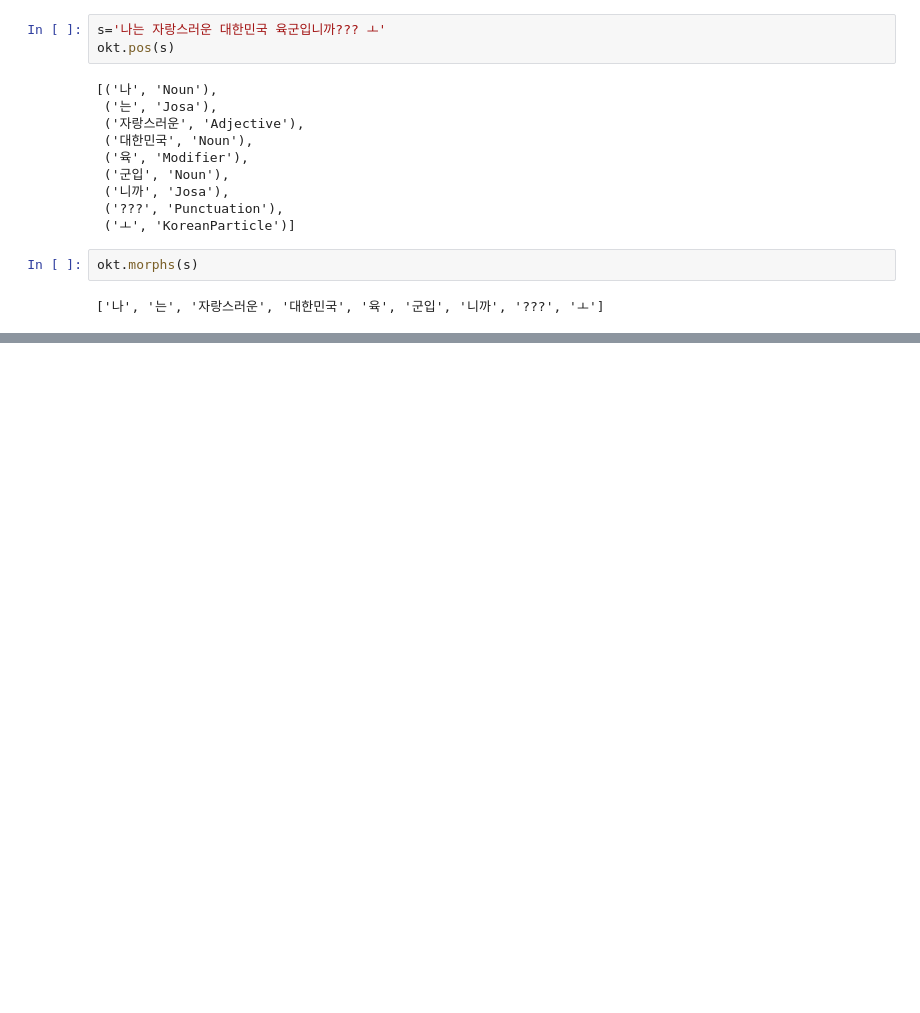
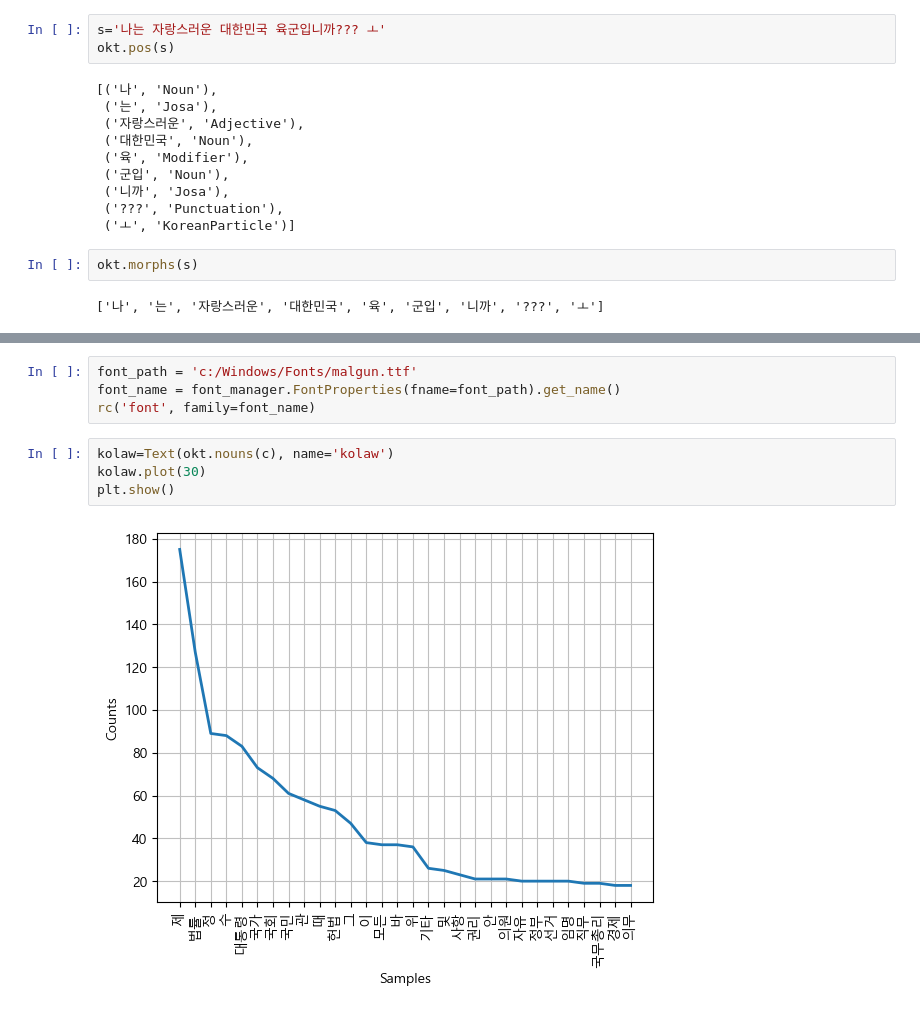
Before and after one commit to lyoun3060/bigdata_visual, a Jupyter notebook: 0713(텍스트분석)/konlpy.ipynb, the cells around one changed output, grey strips where cells are left out. Drawn from its saved outputs; the diff is of its cells as text; blank space fills up the shorter version.

```diff
--- a/0713(텍스트분석)/konlpy.ipynb
+++ b/0713(텍스트분석)/konlpy.ipynb
@@ -137,0 +183,10 @@ okt.morphs(s)
+# %%
+font_path = 'c:/Windows/Fonts/malgun.ttf'
+font_name = font_manager.FontProperties(fname=font_path).get_name()
+rc('font', family=font_name)
+# %%
+kolaw=Text(okt.nouns(c), name='kolaw')
+kolaw.plot(30)
+plt.show()
+# %% [output]
+[figure, added]
```
Also changed, not shown: parts of 12 cells of this notebook, 21 other files.
